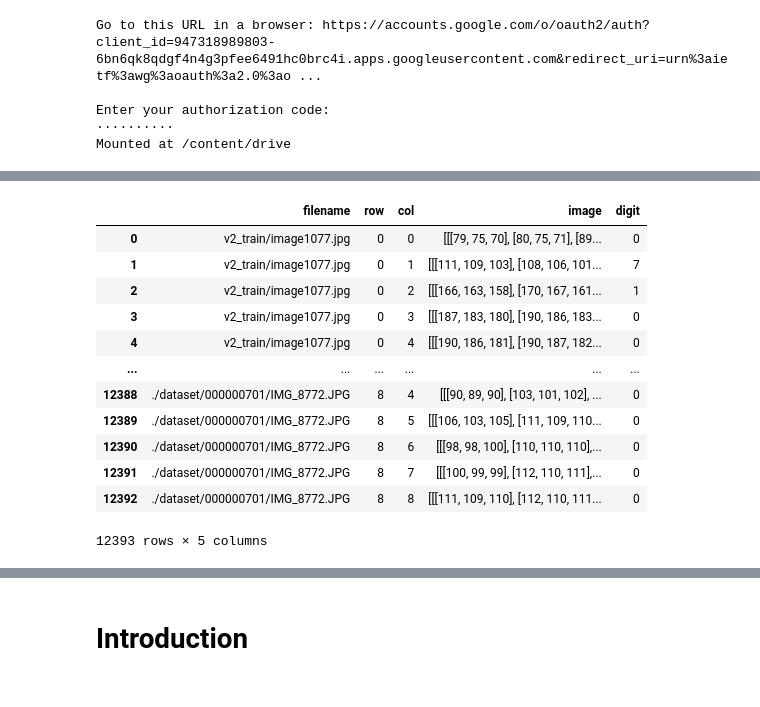
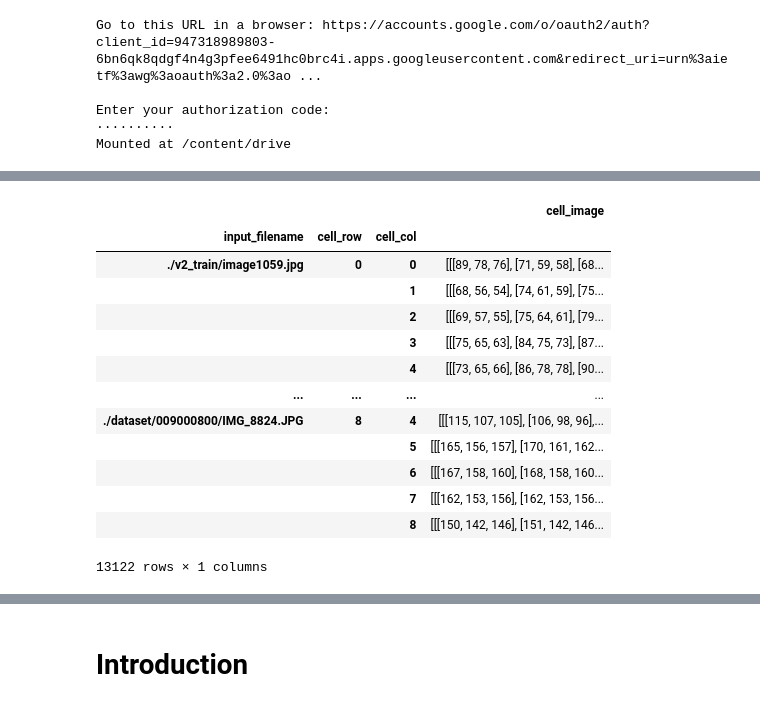
Before and after one commit to uol-mediaprocessing-201920/group-projects-sudoku-solver, a Jupyter notebook: main_recognition.ipynb, the cells around one changed output, grey strips where cells are left out. Drawn from its saved outputs; the diff is of its cells as text; code cells hidden in the pictures.

```diff
--- a/main_recognition.ipynb
+++ b/main_recognition.ipynb
@@ -48,18 +71,19 @@ from sklearn.preprocessing import minmax_scale
 # %%
 !cp "./drive/My Drive/sudoku_extraction_output.bz2" "./sudoku_extraction_output.bz2"
-images = pd.read_pickle("./sudoku_extraction_output.bz2")
-images
+extraction_output = pd.read_pickle("./sudoku_extraction_output.bz2")
+extraction_output
 # %% [output]
-|  | filename | row | col | image | digit |
-| 0 | v2_train/image1077.jpg | 0 | 0 | [[[79, 75, 70], [80, 75, 71], [89... | 0 |
-| 1 | v2_train/image1077.jpg | 0 | 1 | [[[111, 109, 103], [108, 106, 101... | 7 |
-| 2 | v2_train/image1077.jpg | 0 | 2 | [[[166, 163, 158], [170, 167, 161... | 1 |
-| 3 | v2_train/image1077.jpg | 0 | 3 | [[[187, 183, 180], [190, 186, 183... | 0 |
-| 4 | v2_train/image1077.jpg | 0 | 4 | [[[190, 186, 181], [190, 187, 182... | 0 |
-| ... | ... | ... | ... | ... | ... |
-| 12388 | ./dataset/000000701/IMG_8772.JPG | 8 | 4 | [[[90, 89, 90], [103, 101, 102], ... | 0 |
-| 12389 | ./dataset/000000701/IMG_8772.JPG | 8 | 5 | [[[106, 103, 105], [111, 109, 110... | 0 |
-| 12390 | ./dataset/000000701/IMG_8772.JPG | 8 | 6 | [[[98, 98, 100], [110, 110, 110],... | 0 |
-| 12391 | ./dataset/000000701/IMG_8772.JPG | 8 | 7 | [[[100, 99, 99], [112, 110, 111],... | 0 |
-| 12392 | ./dataset/000000701/IMG_8772.JPG | 8 | 8 | [[[111, 109, 110], [112, 110, 111... | 0 |
+|  |  |  | cell_image |
+| input_filename | cell_row | cell_col |  |
+| ./v2_train/image1059.jpg | 0 | 0 | [[[89, 78, 76], [71, 59, 58], [68... |
+|  |  | 1 | [[[68, 56, 54], [74, 61, 59], [75... |
+|  |  | 2 | [[[69, 57, 55], [75, 64, 61], [79... |
+|  |  | 3 | [[[75, 65, 63], [84, 75, 73], [87... |
+|  |  | 4 | [[[73, 65, 66], [86, 78, 78], [90... |
+| ... | ... | ... | ... |
+| ./dataset/009000800/IMG_8824.JPG | 8 | 4 | [[[115, 107, 105], [106, 98, 96],... |
+|  |  | 5 | [[[165, 156, 157], [170, 161, 162... |
+|  |  | 6 | [[[167, 158, 160], [168, 158, 160... |
+|  |  | 7 | [[[162, 153, 156], [162, 153, 156... |
+|  |  | 8 | [[[150, 142, 146], [151, 142, 146... |
-12393 rows × 5 columns
+13122 rows × 1 columns
```
Also changed, not shown: parts of 40 cells of this notebook.
